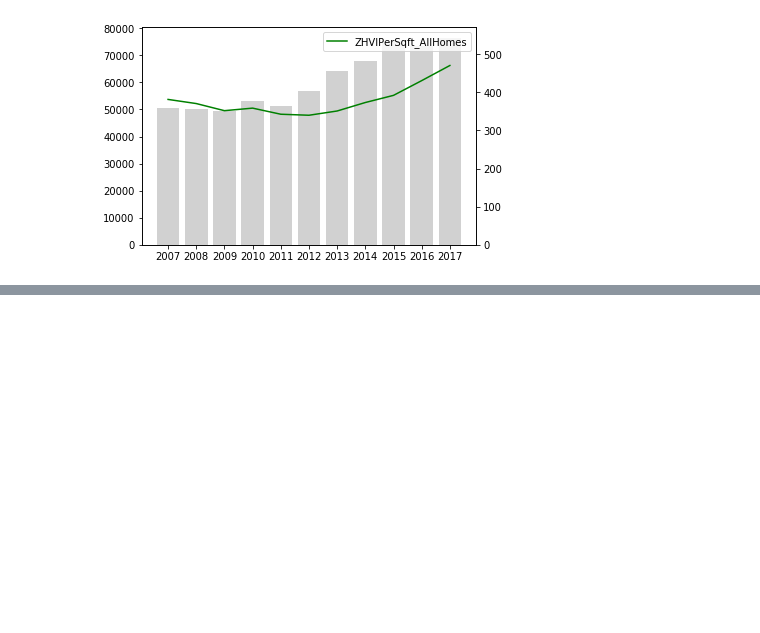
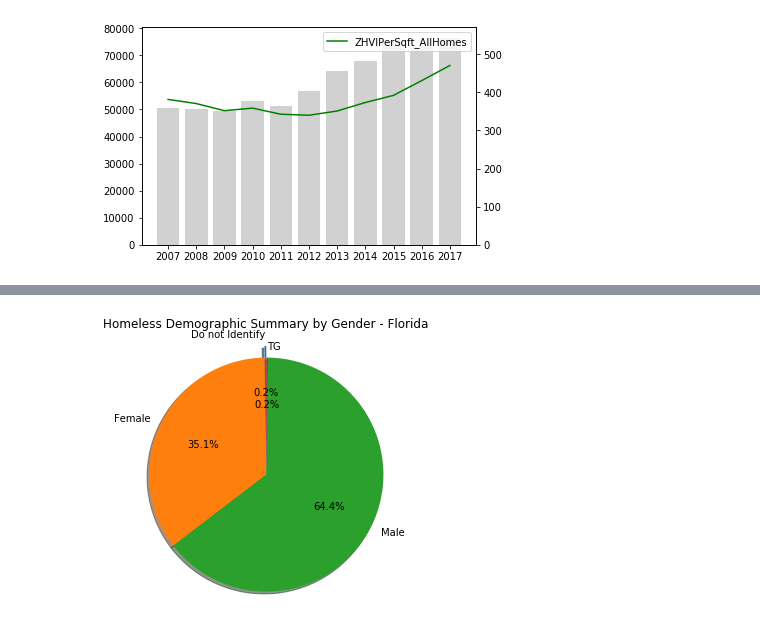
Before and after one commit to jag0717/UCB-Project1, a Jupyter notebook: data/Homeless_Vs_Housing_Analysis.ipynb, the cells around one changed output, grey strips where cells are left out. Saved outputs shown, nothing was run; the diff lists cells and outputs as text; code cells hidden in the pictures; blank space fills up the shorter version.

```diff
--- a/data/Homeless_Vs_Housing_Analysis.ipynb
+++ b/data/Homeless_Vs_Housing_Analysis.ipynb
@@ -253,0 +308,19 @@ plt.show()
+# %%
+# Florida
+hud_demo_fl = hud_demo_df[hud_demo_df.State == 'FL']
+hud_demo_fl_group = hud_demo_fl.groupby("Gender")["Total"].sum()
+# Calculate Total Homeless
+homeless_total = hud_demo_fl["Total"].sum()
+# Calculate Percentage
+homeless_percentage = round(((hud_demo_fl_group/homeless_total)*100),2)
+sizes = homeless_percentage
+explode = (0.1, 0 , 0, 0)
+# Plot Pie Chart
+fig1, ax1 = plt.subplots(figsize=(5,5))
+ax1.pie(sizes, explode=explode, labels=labels, autopct='%1.1f%%',shadow=True, startangle=90)
+ax1.axis('equal')  # Equal aspect ratio ensures that pie is drawn as a circle.
+plt.title("Homeless Demographic Summary by Gender - Florida")
+# Show Plot
+plt.show()
+# %% [output]
+[figure, added]
```
Also changed, not shown: parts of 7 cells of this notebook.
